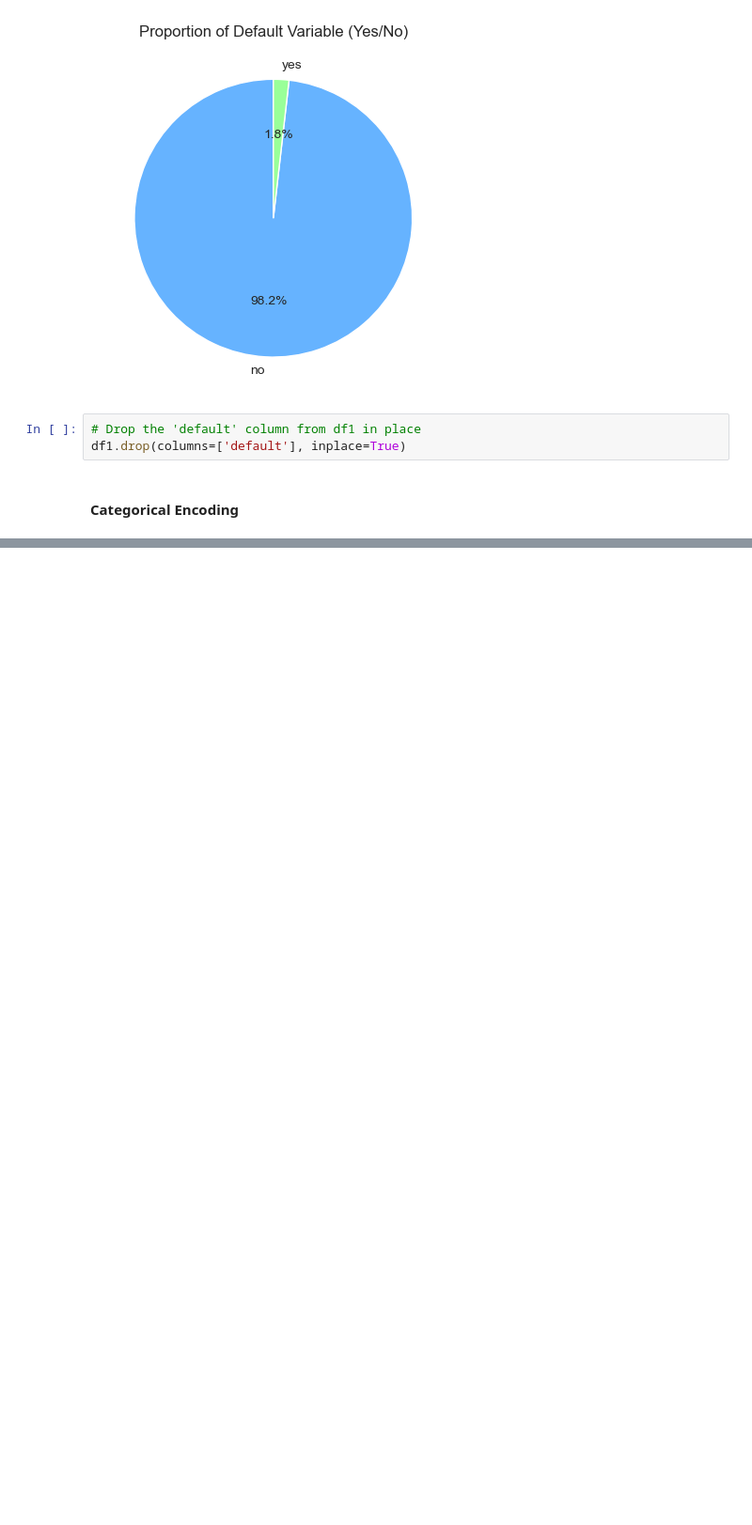
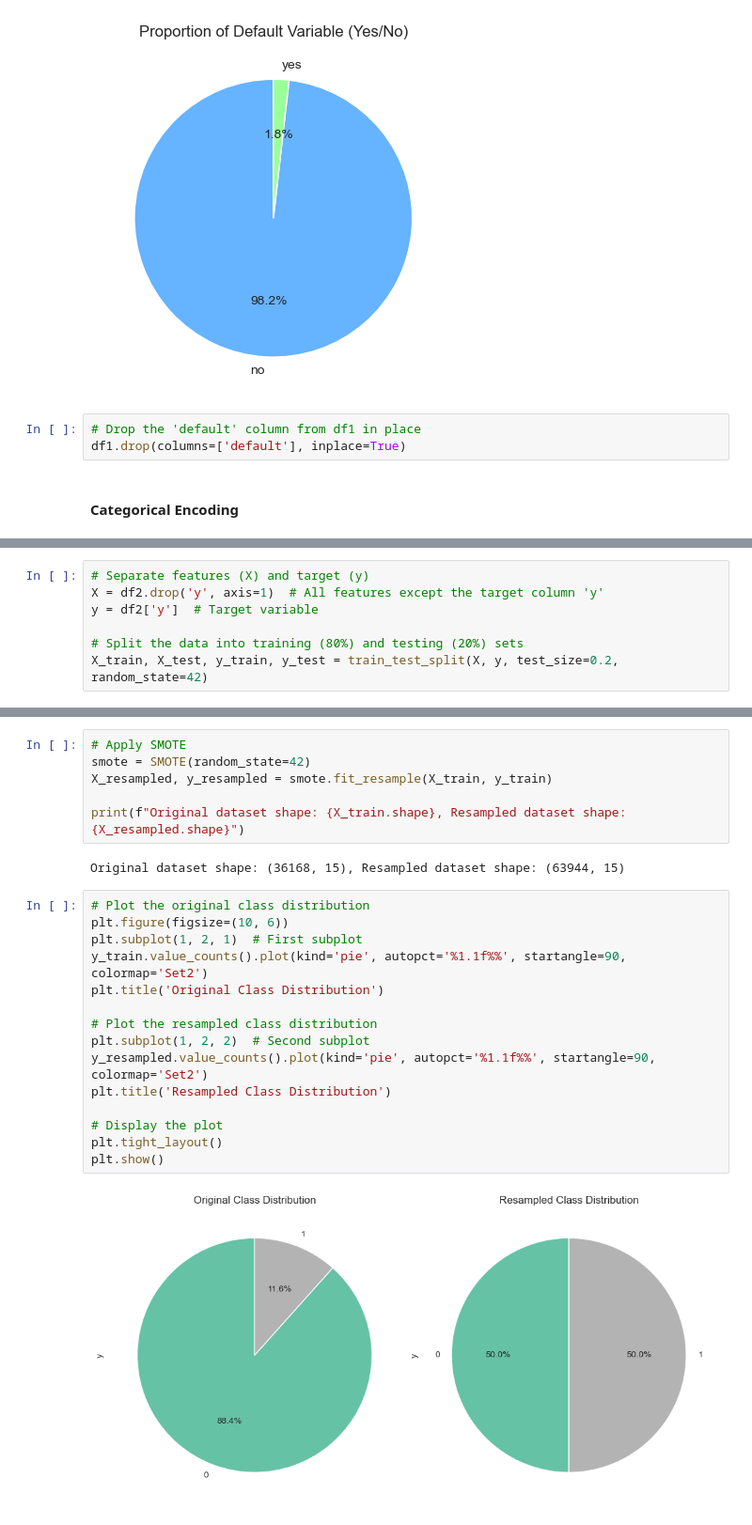
Before and after one commit to senuli-w/CM2604, a Jupyter notebook: 2330973.ipynb, the cells around one changed output, grey strips where cells are left out. Shown at 94% size. Drawn from its saved outputs; the diff is of its cells as text; blank space fills up the shorter version.

Commit message:
smote

```diff
--- a/2330973.ipynb
+++ b/2330973.ipynb
@@ -1186,0 +1169,7 @@ dtype: object
+# %%
+# Separate features (X) and target (y)
+X = df2.drop('y', axis=1)  # All features except the target column 'y'
+y = df2['y']  # Target variable
+
+# Split the data into training (80%) and testing (20%) sets
+X_train, X_test, y_train, y_test = train_test_split(X, y, test_size=0.2, random_state=42)
@@ -1186,0 +1213,25 @@ dtype: object
+# %%
+# Apply SMOTE
+smote = SMOTE(random_state=42)
+X_resampled, y_resampled = smote.fit_resample(X_train, y_train)
+
+print(f"Original dataset shape: {X_train.shape}, Resampled dataset shape: {X_resampled.shape}")
+# %% [output]
+Original dataset shape: (36168, 15), Resampled dataset shape: (63944, 15)
+# %%
+# Plot the original class distribution
+plt.figure(figsize=(10, 6))
+plt.subplot(1, 2, 1)  # First subplot
+y_train.value_counts().plot(kind='pie', autopct='%1.1f%%', startangle=90, colormap='Set2')
+plt.title('Original Class Distribution')
+
+# Plot the resampled class distribution
+plt.subplot(1, 2, 2)  # Second subplot
+y_resampled.value_counts().plot(kind='pie', autopct='%1.1f%%', startangle=90, colormap='Set2')
+plt.title('Resampled Class Distribution')
+
+# Display the plot
+plt.tight_layout()
+plt.show()
+# %% [output]
+[figure, added]
```
Also changed, not shown: parts of 23 cells of this notebook.
